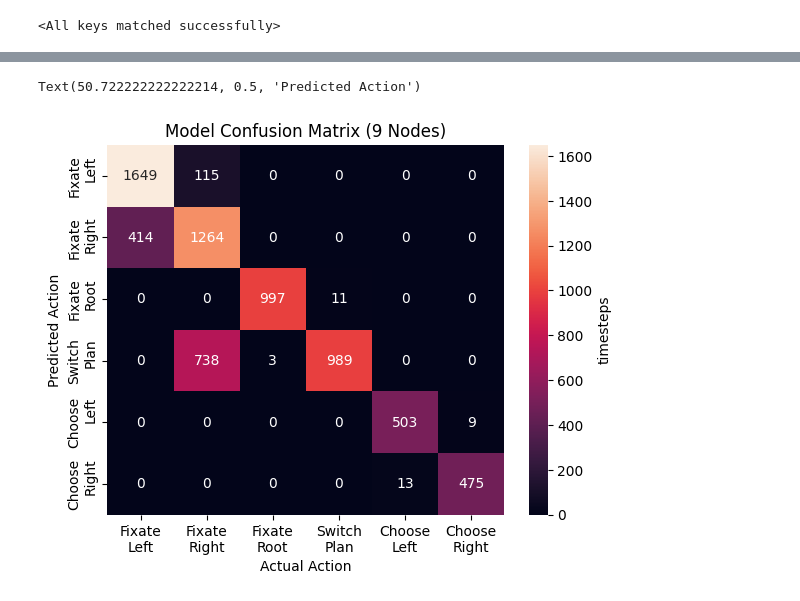
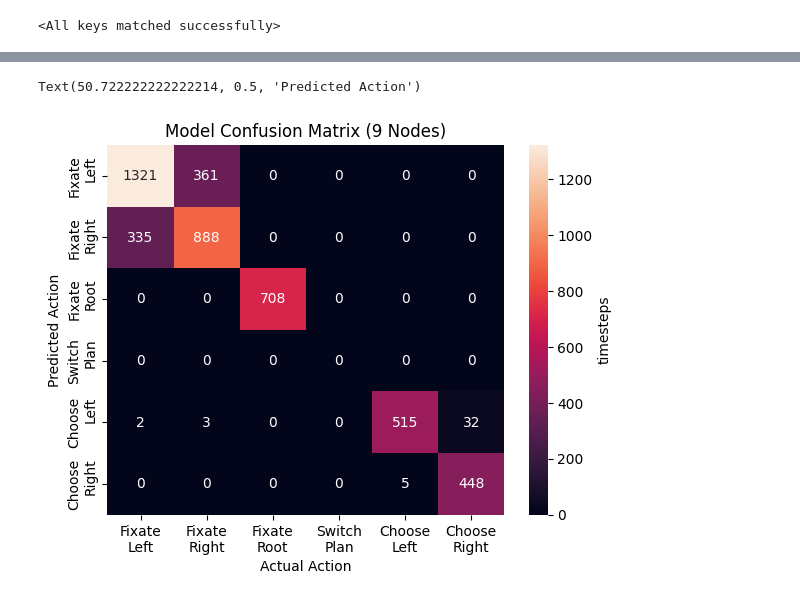
Before and after one commit to SixingChen028/eyeplan_tinyrnn, a Jupyter notebook: test_timeout_network.ipynb, the cells around one changed output, grey strips where cells are left out. Cells and saved outputs as stored; diff of their text form; code cells hidden in the pictures.

```diff
--- a/test_timeout_network.ipynb
+++ b/test_timeout_network.ipynb
@@ -121,13 +118,13 @@ class TinyRNN(nn.Module):
         #value_pred=self.value_out(lstm_out)
         #return action_pred,value_pred,hidden
 model=TinyRNN(input_size=58,num_actions=6)
-model.load_state_dict(torch.load('models/6_dim_2_rollout_model_epoch_12.pt',map_location='cpu'))
+model.load_state_dict(torch.load('share_model/fixed_model.pt',map_location='cpu'))
 # %% [output]
 TinyRNN Specs: GRU with input size 58 and hidden dim 6
 <All keys matched successfully>
 # %%
 class SupervisedTrajectoryTestDataset(Dataset):
-    def __init__(self,num_node=9,size=11,strat_class=SimpleStrategy):
+    def __init__(self,num_node=9,size=11,strat_class=RolloutStrategy):
         self.num_node=num_node
         self.size=size
         self.strategy_class=strat_class
@@ -151,11 +148,12 @@ class SupervisedTrajectoryTestDataset(Dataset):
         done=False
         while done==False:
             symbolic_action,env_action,info2=strategy.select_action(obs,info)
-            r=self.get_reward_from_obs(obs)
-            obs=self.wrap_observation(obs)
-            observations.append(obs)
-            actions.append(symbolic_action)
-            rewards.append(r)
+            if symbolic_action!=3:
+                r=self.get_reward_from_obs(obs)
+                obs=self.wrap_observation(obs)
+                observations.append(obs)
+                actions.append(symbolic_action)
+                rewards.append(r)
             obs, reward, done, _, info=env.step(env_action)
         return np.asarray(observations),np.asarray(actions),np.asarray(rewards)
 
@@ -214,7 +233,7 @@ test_reward=[]
 for i in tqdm(range(1000)):
     p,h=model_inference(model,test_dataset[i][0])
     test_preds.append(np.argmax(p,axis=1))
-    test_h.append(h)
+    test_h.append(p)
     test_actual.append(test_dataset[i][1])
     test_reward.append(test_dataset[i][2])
 # %%
@@ -225,19 +254,21 @@ test_reward=np.asarray(test_reward)
 # %%
 import seaborn as sns
+ts_wrong=[]
 confusion_matrix=np.zeros((6,6))
 for i in range(1000):
-    if len(test_preds[i]<=3):
-        for j in range(len(test_preds[i])):
-            p=test_preds[i][j]
-            a=test_actual[i][j]
-            confusion_matrix[p,a]+=1
+    for j in range(len(test_preds[i])):
+        p=test_preds[i][j]
+        a=test_actual[i][j]
+        if (a in [4,5]) and p!=a:
+            ts_wrong.append(len(test_preds[i]))
+        confusion_matrix[p,a]+=1
 labels=['Fixate\nLeft','Fixate\nRight','Fixate\nRoot','Switch\nPlan','Choose\nLeft','Choose\nRight']
 sns.heatmap(confusion_matrix,annot=True,fmt='g',cbar_kws={'label': 'timesteps'})
 plt.title("Model Confusion Matrix (9 Nodes)")
 plt.xticks(np.arange(6)+0.5,labels)
 plt.yticks(np.arange(6)+0.5,labels)
 plt.xlabel("Actual Action")
 plt.ylabel("Predicted Action")
 # %% [output]
 Text(50.722222222222214, 0.5, 'Predicted Action')
-[figure, old version]
+[figure, new version]
```
Also changed, not shown: parts of 17 cells of this notebook, 5 other files.
